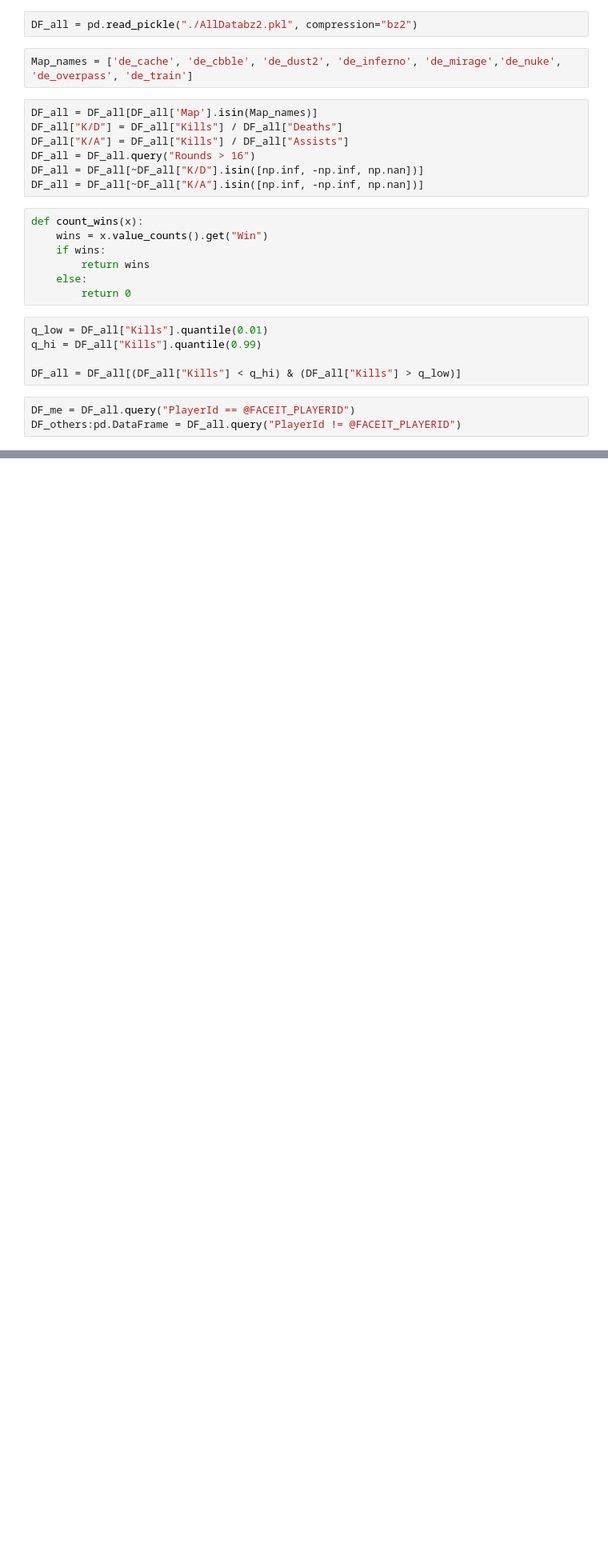
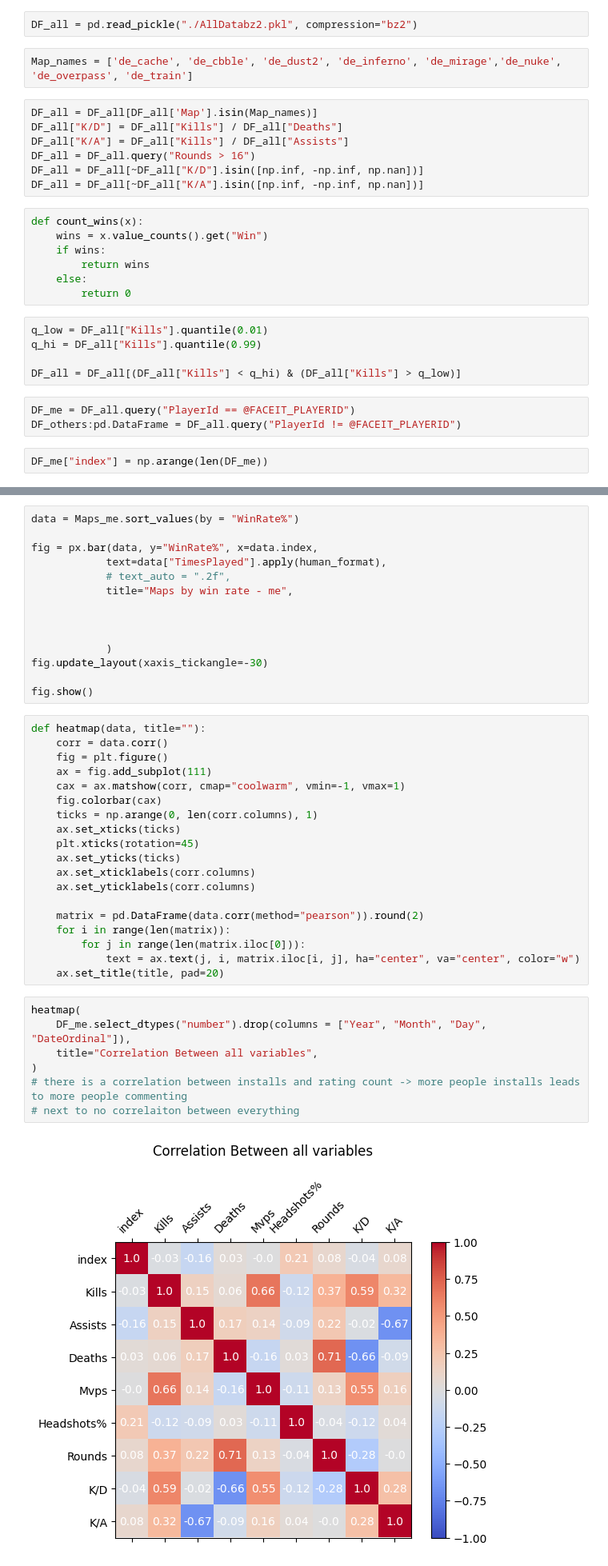
Before and after one commit to Mamin-gamer/Data-collection, a Jupyter notebook: notebooks/MeVsAll.ipynb, the cells around one changed output, grey strips where cells are left out. Shown at 80% size. Drawn from its saved outputs; the diff is of its cells as text; blank space fills up the shorter version.

```diff
--- a/notebooks/MeVsAll.ipynb
+++ b/notebooks/MeVsAll.ipynb
@@ -39,3 +39,5 @@ DF_all = DF_all[(DF_all["Kills"] < q_hi) & (DF_all["Kills"] > q_low)]
 # %%
 DF_me = DF_all.query("PlayerId == @FACEIT_PLAYERID")
 DF_others:pd.DataFrame = DF_all.query("PlayerId != @FACEIT_PLAYERID")
+# %%
+DF_me["index"] = np.arange(len(DF_me))
@@ -42 +130,43 @@ DF_others:pd.DataFrame = DF_all.query("PlayerId != @FACEIT_PLAYERID")
+# %%
+data = Maps_me.sort_values(by = "WinRate%")
+
+fig = px.bar(data, y="WinRate%", x=data.index,
+            text=data["TimesPlayed"].apply(human_format),
+            # text_auto = ".2f",
+            title="Maps by win rate - me",
+
+
+
+            )
+fig.update_layout(xaxis_tickangle=-30)
+
+fig.show()
+# %%
+def heatmap(data, title=""):
+    corr = data.corr()
+    fig = plt.figure()
+    ax = fig.add_subplot(111)
+    cax = ax.matshow(corr, cmap="coolwarm", vmin=-1, vmax=1)
+    fig.colorbar(cax)
+    ticks = np.arange(0, len(corr.columns), 1)
+    ax.set_xticks(ticks)
+    plt.xticks(rotation=45)
+    ax.set_yticks(ticks)
+    ax.set_xticklabels(corr.columns)
+    ax.set_yticklabels(corr.columns)
+
+    matrix = pd.DataFrame(data.corr(method="pearson")).round(2)
+    for i in range(len(matrix)):
+        for j in range(len(matrix.iloc[0])):
+            text = ax.text(j, i, matrix.iloc[i, j], ha="center", va="center", color="w")
+    ax.set_title(title, pad=20)
+# %%
+heatmap(
+    DF_me.select_dtypes("number").drop(columns = ["Year", "Month", "Day", "DateOrdinal"]),
+    title="Correlation Between all variables",
+)
+# there is a correlation between installs and rating count -> more people installs leads to more people commenting
+# next to no correlaiton between everything
+# %% [output]
+[figure, added]
 # %%
```
Also changed, not shown: parts of 35 cells of this notebook, 1 other file.
